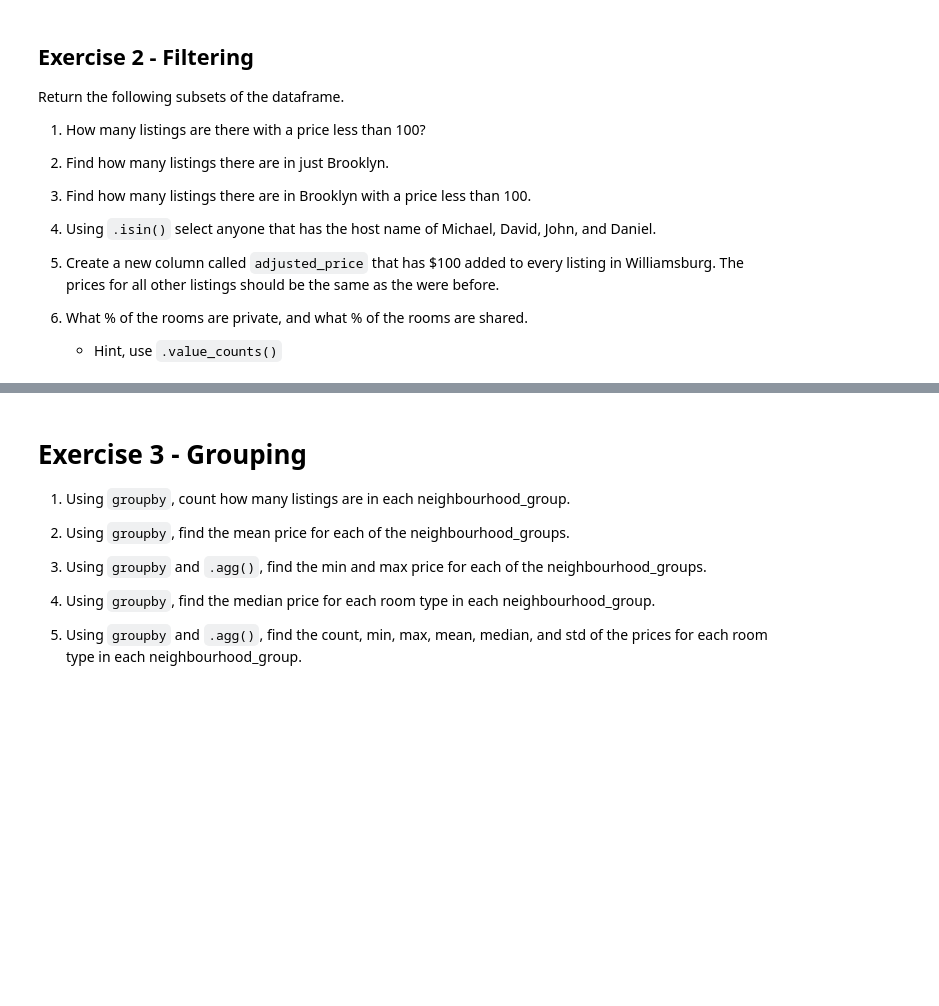
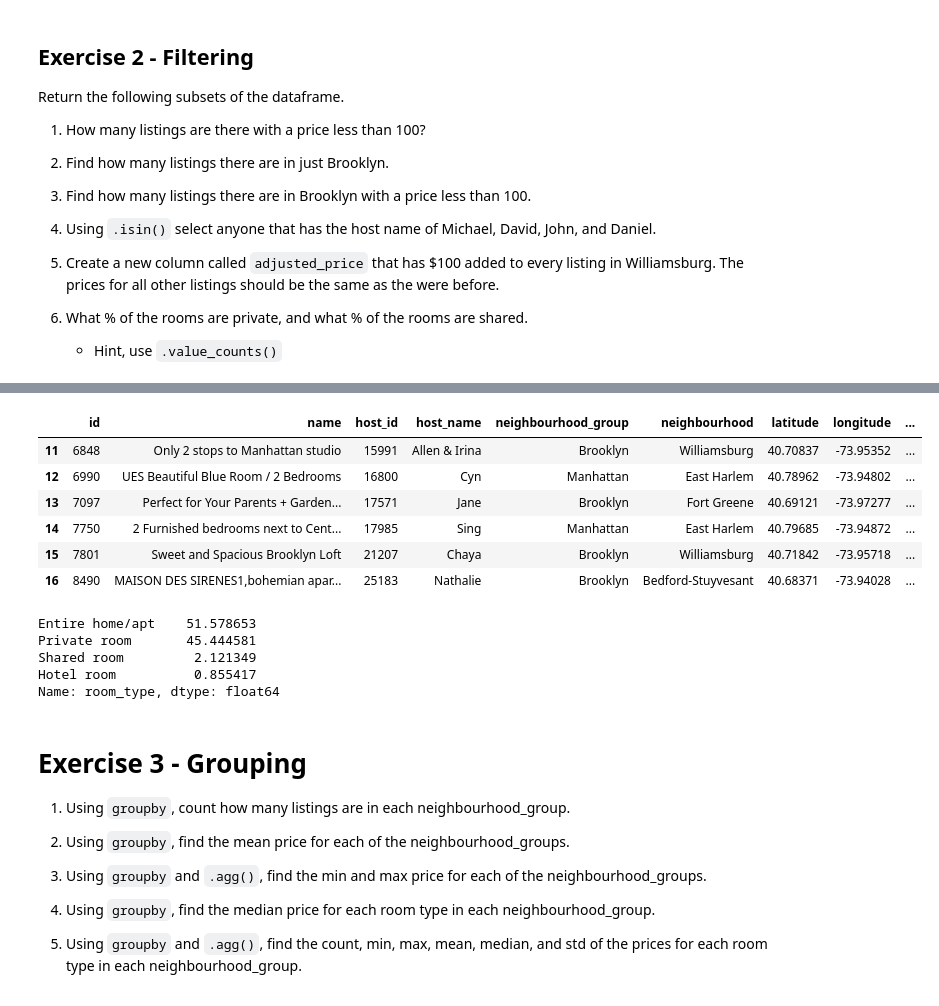
Before and after one commit to NourSleiman/2021-fall-data-science, a Jupyter notebook: Week-01-Pandas/Exercise.ipynb, the cells around one changed output, grey strips where cells are left out. Drawn from its saved outputs; the diff is of its cells as text; code cells hidden in the pictures; blank space fills up the shorter version.

```diff
--- a/Week-01-Pandas/Exercise.ipynb
+++ b/Week-01-Pandas/Exercise.ipynb
@@ -46,8 +79,27 @@ Return the following subsets of the dataframe.
 # %%
 # 5. Create a new column called `adjusted_price` that has $100 added to every listing in Williamsburg.
 # The prices for all other listings should be the same as the were before.
+
+c1 = df["neighbourhood"] == "Williamsburg"
+df["adjusted_price"] = np.where(c1, df["price"]+100, df["price"])
+df.iloc[11:17]
+# %% [output]
+|  | id | name | host_id | host_name | neighbourhood_group | neighbourhood | latitude | longitude | ... |
+| 11 | 6848 | Only 2 stops to Manhattan studio | 15991 | Allen & Irina | Brooklyn | Williamsburg | 40.70837 | -73.95352 | ... |
+| 12 | 6990 | UES Beautiful Blue Room / 2 Bedrooms | 16800 | Cyn | Manhattan | East Harlem | 40.78962 | -73.94802 | ... |
+| 13 | 7097 | Perfect for Your Parents + Garden... | 17571 | Jane | Brooklyn | Fort Greene | 40.69121 | -73.97277 | ... |
+| 14 | 7750 | 2 Furnished bedrooms next to Cent... | 17985 | Sing | Manhattan | East Harlem | 40.79685 | -73.94872 | ... |
+| 15 | 7801 | Sweet and Spacious Brooklyn Loft | 21207 | Chaya | Brooklyn | Williamsburg | 40.71842 | -73.95718 | ... |
+| 16 | 8490 | MAISON DES SIRENES1,bohemian apar... | 25183 | Nathalie | Brooklyn | Bedford-Stuyvesant | 40.68371 | -73.94028 | ... |
 # %%
 # 6. What % of the rooms are private, and what % of the rooms are shared.
+df.room_type.value_counts(normalize = True)*100
+# %% [output]
+Entire home/apt    51.578653
+Private room       45.444581
+Shared room         2.121349
+Hotel room          0.855417
+Name: room_type, dtype: float64
 # %% [markdown]
 # Exercise 3 - Grouping
 
```
Also changed, not shown: parts of 17 cells of this notebook, 1 other file.
